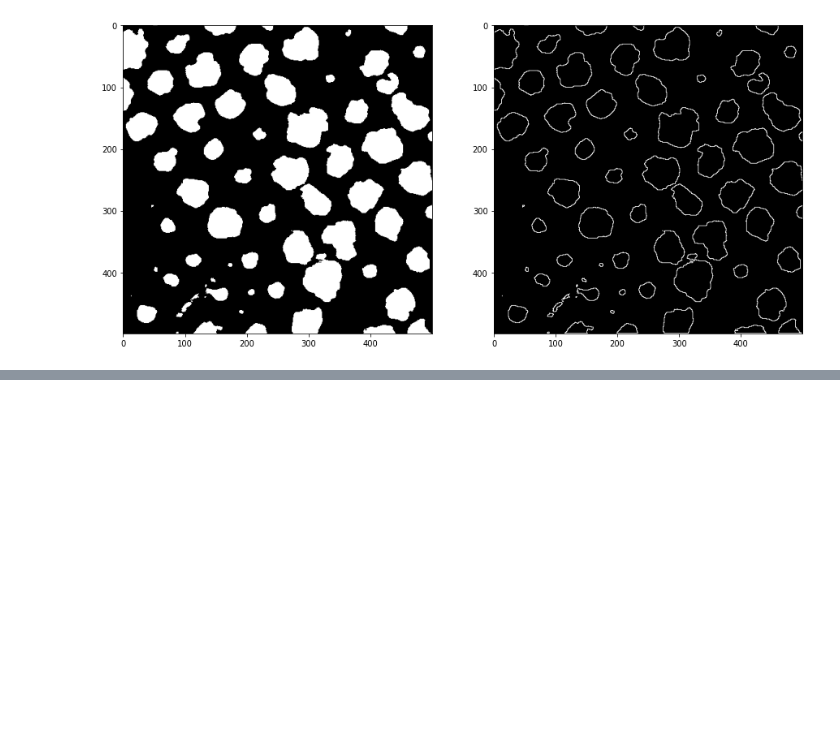
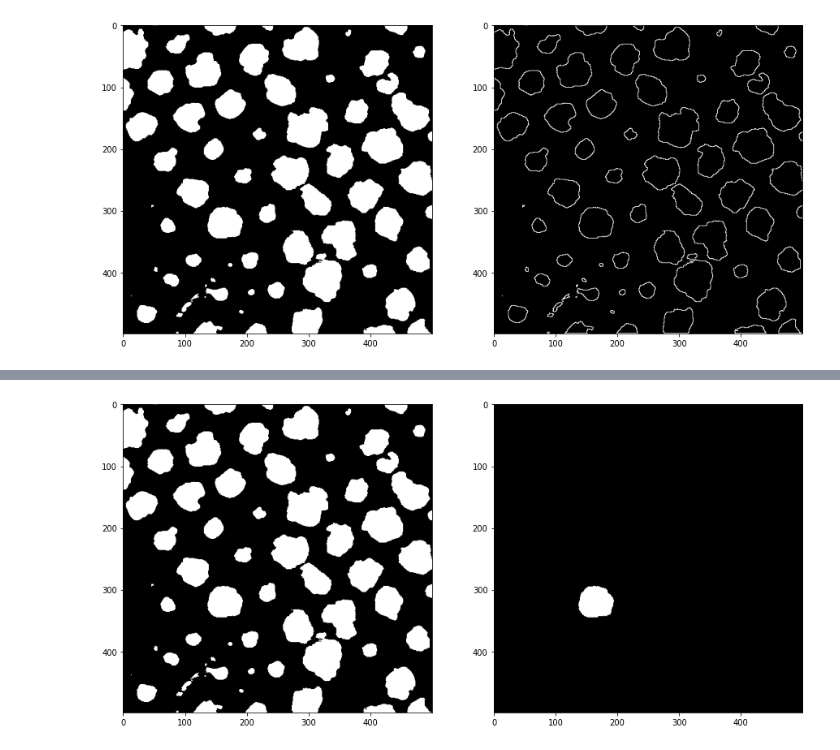
Before and after one commit to samiparnab2/Image-Processing-OpenCV-python, a Jupyter notebook: Morphological.ipynb, the cells around one changed output, grey strips where cells are left out. Drawn from its saved outputs; the diff is of its cells as text; code cells hidden in the pictures; blank space fills up the shorter version.

```diff
--- a/Morphological.ipynb
+++ b/Morphological.ipynb
@@ -156,0 +181,20 @@ plt.show()
+# %%
+################# CONNECTED COMPONENT EXTRACTION ######################
+def connectedcomponent(img,se,x,y):
+    im_res=np.zeros(img.shape,dtype=np.uint8)
+    im_tmp=im_res+0
+    im_res[x,y]=255
+    while(False in (im_tmp==im_res)):
+        im_tmp=im_res+0
+        im_res=dilation(im_tmp,se)
+        im_res=im_res & img
+    return im_res
+se=np.array([[1,1,1],[1,1,1],[1,1,1]],dtype=np.uint8)
+plt.figure(figsize=(15,15))
+plt.subplot(1,2,1)
+plt.imshow(im,cmap='gray')
+plt.subplot(1,2,2)
+plt.imshow(connectedcomponent(im,se,320,160),cmap='gray')
+plt.show()
+# %% [output]
+[figure, added]
```
Also changed, not shown: parts of 11 cells of this notebook, 4 other files.
